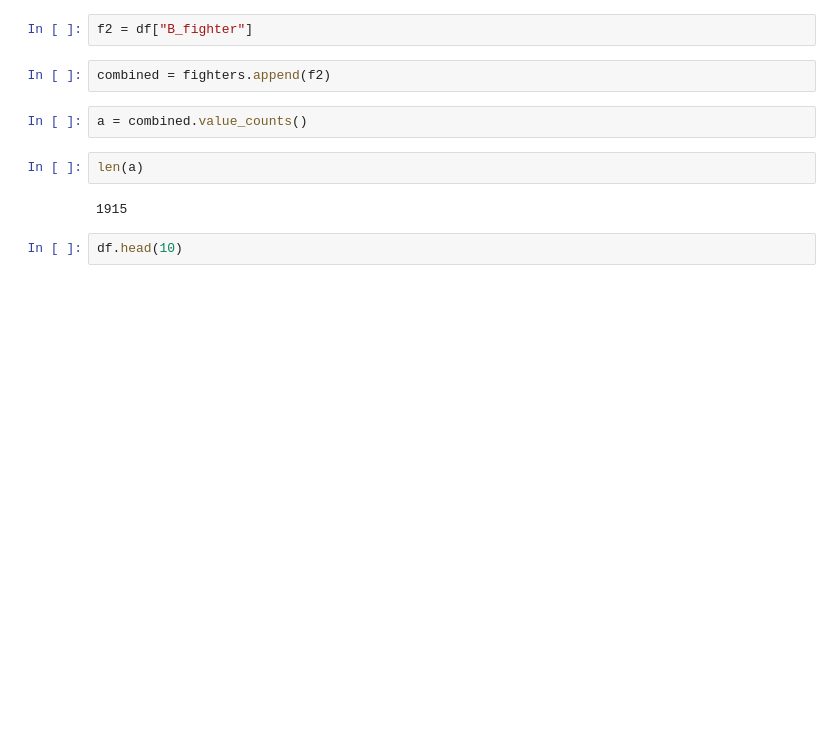
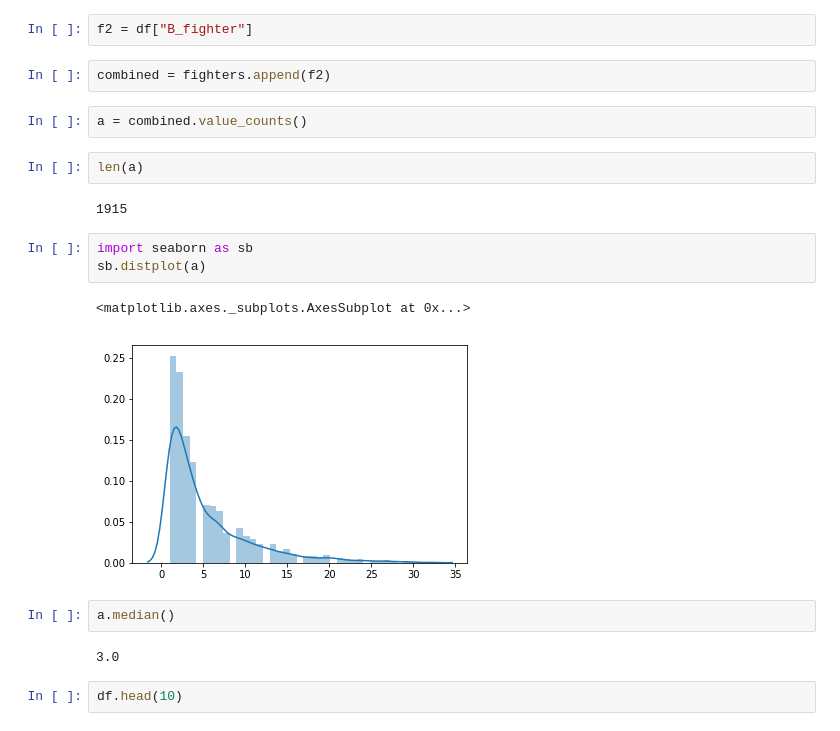
Before and after one commit to mdhwang/UFC-Fight-Victor-Predictor, a Jupyter notebook: UFC EDA.ipynb, the cells around one changed output. Saved outputs shown, nothing was run; the diff lists cells and outputs as text; blank space fills up the shorter version.

```diff
--- a/UFC EDA.ipynb
+++ b/UFC EDA.ipynb
@@ -34,6 +34,16 @@ a = combined.value_counts()
 len(a)
 # %% [output]
 1915
+# %%
+import seaborn as sb
+sb.distplot(a)
+# %% [output]
+<matplotlib.axes._subplots.AxesSubplot at 0x...>
+[figure, added]
+# %%
+a.median()
+# %% [output]
+3.0
 # %%
 df.head(10)
 # %% [output]
```
Also changed, not shown: parts of 7 cells of this notebook, 8 other files.
